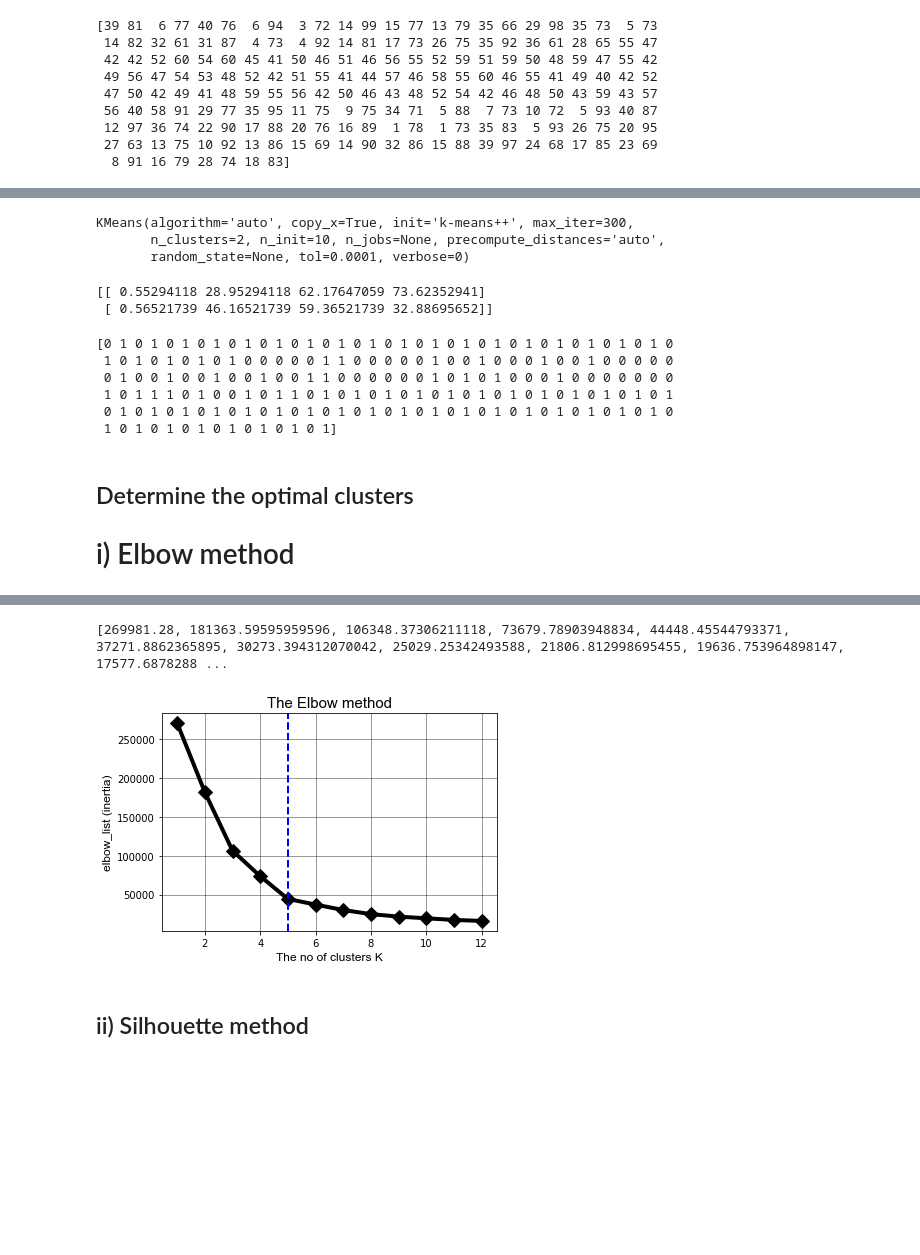
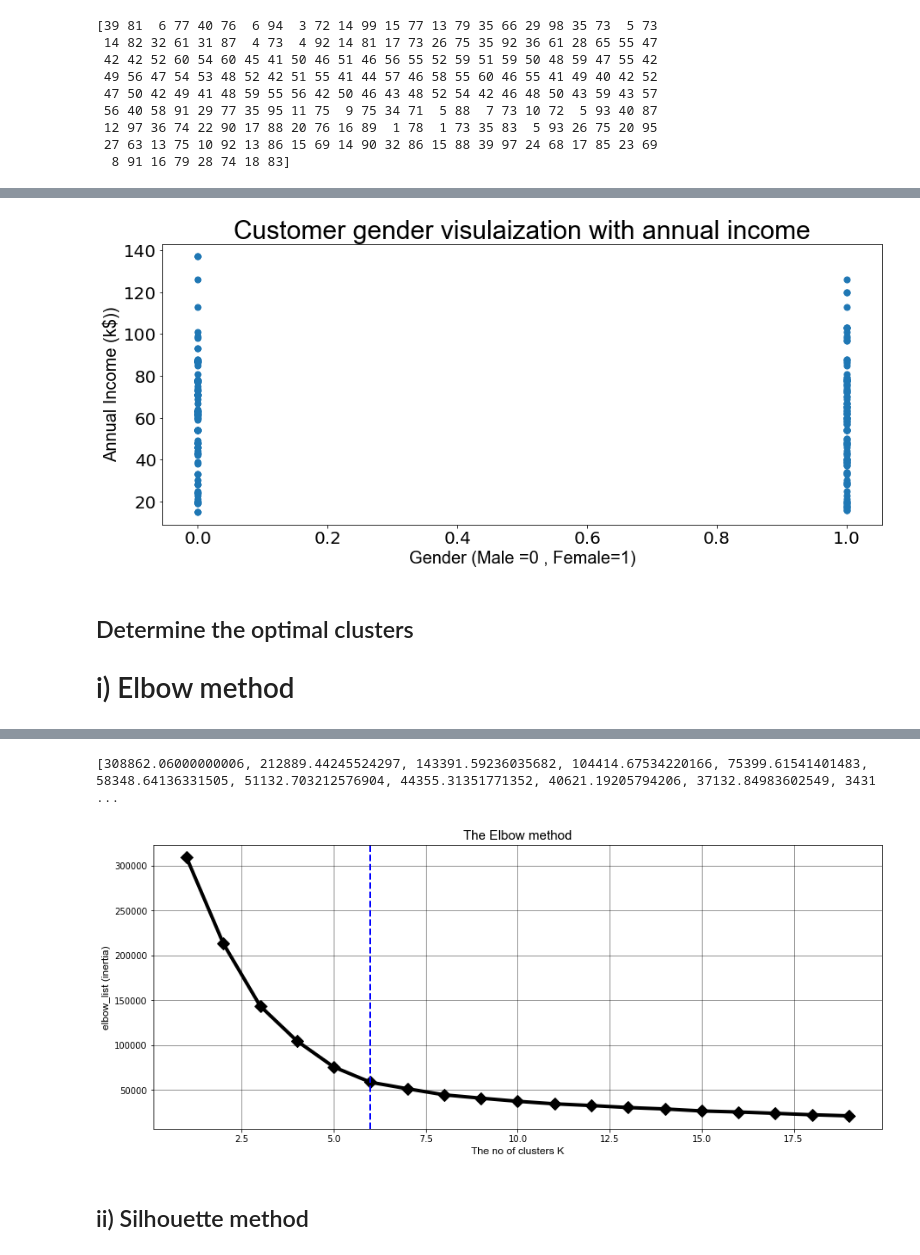
Before and after one commit to shivaayy/ML_PROJECT, a Jupyter notebook: customer_segmentation.ipynb, the cells around one changed output, grey strips where cells are left out. Drawn from its saved outputs; the diff is of its cells as text; code cells hidden in the pictures; blank space fills up the shorter version.

```diff
--- a/customer_segmentation.ipynb
+++ b/customer_segmentation.ipynb
@@ -3,7 +3,9 @@ import numpy as np
 import pandas as pd
 
 import matplotlib.pyplot as plt
+%matplotlib inline
 
+plt.rcParams["figure.figsize"] = (15,6)
 # importing dataset file
 dataset = pd.read_csv("Mall_Customers.csv")
 
@@ -119 +136,11 @@ plt.show()
+# %%
+plt.scatter(np.array(dataset["Gender"]),np.array(dataset["Annual Income (k$)"]),s=50)
+plt.title("Customer gender visulaization with annual income",family="Arial",fontsize=30,color="black")
+plt.xlabel("Gender (Male =0 , Female=1)",family="Arial",fontsize=20,color="black")
+plt.ylabel("Annual Income (k$))",family="Arial",fontsize=20,color="black")
+plt.xticks(fontsize=20,color="black")
+plt.yticks(fontsize=20,color="black")
+plt.show()
+# %% [output]
+[figure, added]
 # %%
@@ -124,25 +149,3 @@ kmean=KMeans(n_clusters=2)
-# %%
-kmean.fit(dataset)
-# %% [output]
-KMeans(algorithm='auto', copy_x=True, init='k-means++', max_iter=300,
-       n_clusters=2, n_init=10, n_jobs=None, precompute_distances='auto',
-       random_state=None, tol=0.0001, verbose=0)
-# %%
-clusters= kmean.cluster_centers_
-print(clusters)
-# %% [output]
-[[ 0.55294118 28.95294118 62.17647059 73.62352941]
- [ 0.56521739 46.16521739 59.36521739 32.88695652]]
-# %%
-y_KM=kmean.fit_predict(dataset)
-print(y_KM)
-# %% [output]
-[0 1 0 1 0 1 0 1 0 1 0 1 0 1 0 1 0 1 0 1 0 1 0 1 0 1 0 1 0 1 0 1 0 1 0 1 0
- 1 0 1 0 1 0 1 0 1 0 0 0 0 0 1 1 0 0 0 0 0 1 0 0 1 0 0 0 1 0 0 1 0 0 0 0 0
- 0 1 0 0 1 0 0 1 0 0 1 0 0 1 1 0 0 0 0 0 0 1 0 1 0 1 0 0 0 1 0 0 0 0 0 0 0
- 1 0 1 1 1 0 1 0 0 1 0 1 1 0 1 0 1 0 1 0 1 0 1 0 1 0 1 0 1 0 1 0 1 0 1 0 1
- 0 1 0 1 0 1 0 1 0 1 0 1 0 1 0 1 0 1 0 1 0 1 0 1 0 1 0 1 0 1 0 1 0 1 0 1 0
- 1 0 1 0 1 0 1 0 1 0 1 0 1 0 1]
 # %% [markdown]
 ## Determine the optimal clusters
 
@@ -169,31 +172,31 @@ print(X)
 # %%
 elbow_list=[]
 
-for k in range(1,13):
-    kmeans=KMeans(n_clusters=k)
-    kmeans.fit(X)
+for k in range(1,20):
+    kmeans=KMeans(n_clusters=k,random_state=42)
+    kmeans.fit(dataset)
 
     elbow_list.append(kmeans.inertia_)
 print(elbow_list)
 # %% [output]
-[269981.28, 181363.59595959596, 106348.37306211118, 73679.78903948834, 44448.45544793371, 37271.8862365895, 30273.394312070042, 25029.25342493588, 21806.812998695455, 19636.753964898147, 17577.6878288 ...
+[308862.06000000006, 212889.44245524297, 143391.59236035682, 104414.67534220166, 75399.61541401483, 58348.64136331505, 51132.703212576904, 44355.31351771352, 40621.19205794206, 37132.84983602549, 3431 ...
 # %%
-plt.plot(range(1,13),elbow_list,linewidth=4,color="black",marker="D",markersize=10)
+plt.plot(range(1,20),elbow_list,linewidth=4,color="black",marker="D",markersize=10)
 plt.title("The Elbow method",family="Arial",fontsize="15",color="black")
 plt.xlabel("The no of clusters K",family="Arial",fontsize="12",color="black")
 plt.ylabel("elbow_list (inertia)",family="Arial",fontsize="12",color="black")
 plt.xticks(fontsize=10,color="black")
 plt.yticks(fontsize=10,color="black")
 plt.grid(which="both",color="black",axis="x",alpha=0.5)
 plt.grid(which="both",color="black",axis="y",alpha=0.5)
 
 # after visualising plot no of optimal cluster
-no_of_optimal_clusters=5
+no_of_optimal_clusters=6
 
 plt.axvline(x=no_of_optimal_clusters,linewidth=2,color="blue",linestyle="--")
 plt.show()
 # %% [output]
-[figure, old version]
+[figure, new version]
 # %% [markdown]
 ## ii) Silhouette method
 # %%
```
Also changed, not shown: parts of 17 cells of this notebook.
